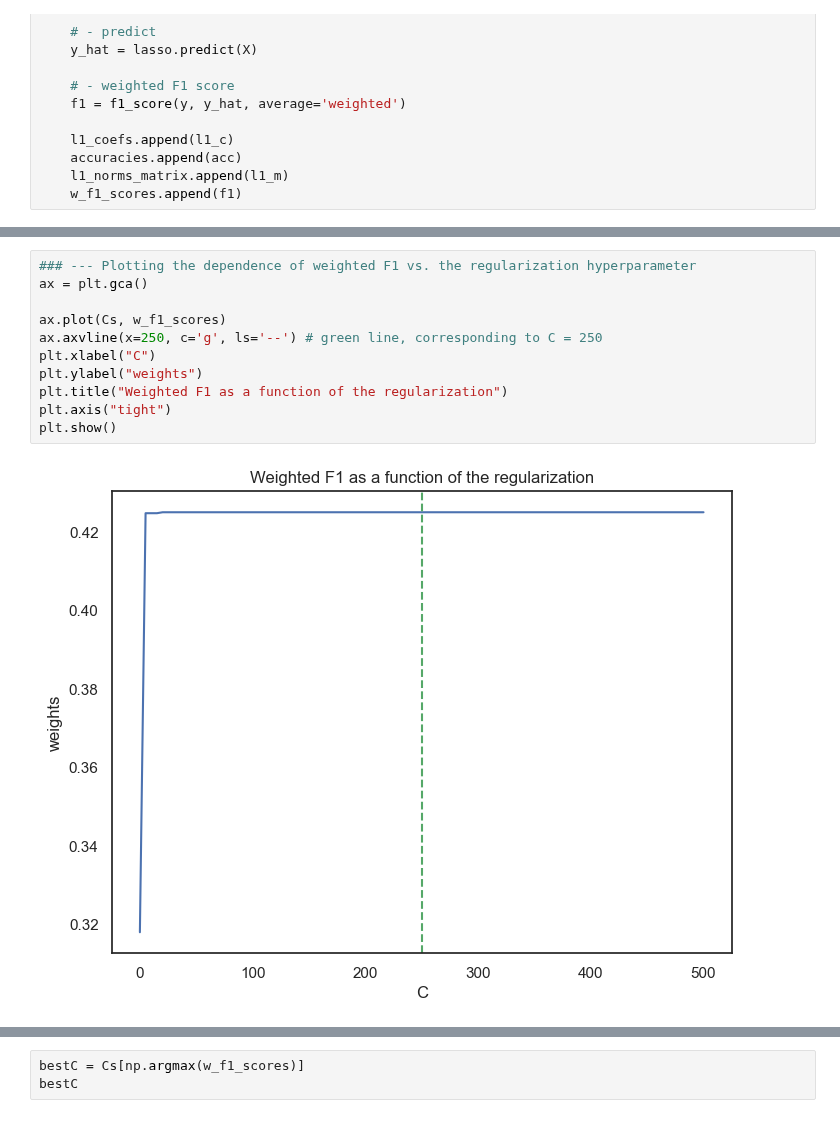
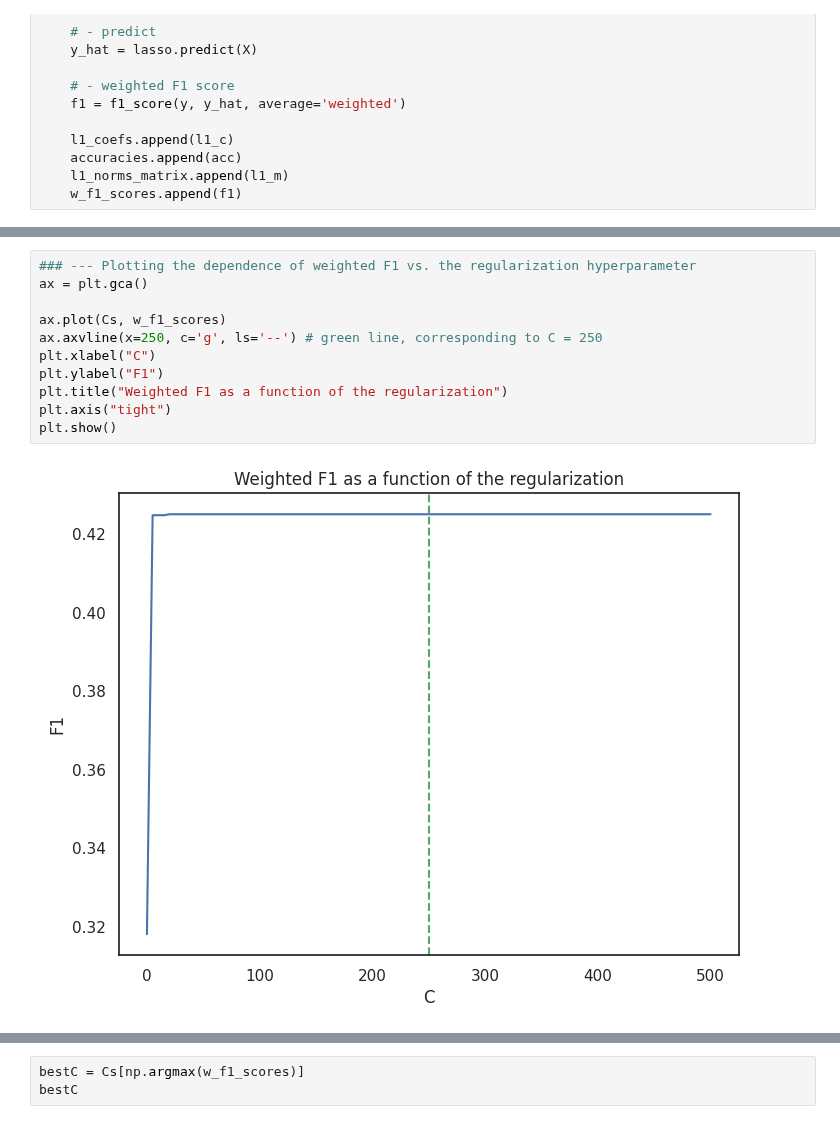
Before and after one commit to datakolektiv/dss03python2023, a Jupyter notebook: session18/dss03_py_session18.ipynb, the cells around one changed output, grey strips where cells are left out. Saved outputs shown, nothing was run; the diff lists cells and outputs as text.

```diff
--- a/session18/dss03_py_session18.ipynb
+++ b/session18/dss03_py_session18.ipynb
@@ -823,16 +837,16 @@ plt.show()
 # %%
 ### --- Plotting the dependence of weighted F1 vs. the regularization hyperparameter
 ax = plt.gca()
 
 ax.plot(Cs, w_f1_scores)
 ax.axvline(x=250, c='g', ls='--') # green line, corresponding to C = 250
 plt.xlabel("C")
-plt.ylabel("weights")
+plt.ylabel("F1")
 plt.title("Weighted F1 as a function of the regularization")
 plt.axis("tight")
 plt.show()
 # %% [output]
-[figure, old version]
+[figure, new version]
 # %%
 ### --- Plotting the dependance of various model metrics vs. the regularization hyperparameter
 ig, ax = plt.subplots(1, 2, figsize=(16, 6), sharex=True)
```
Also changed, not shown: parts of 32 cells of this notebook, 1 other file.
